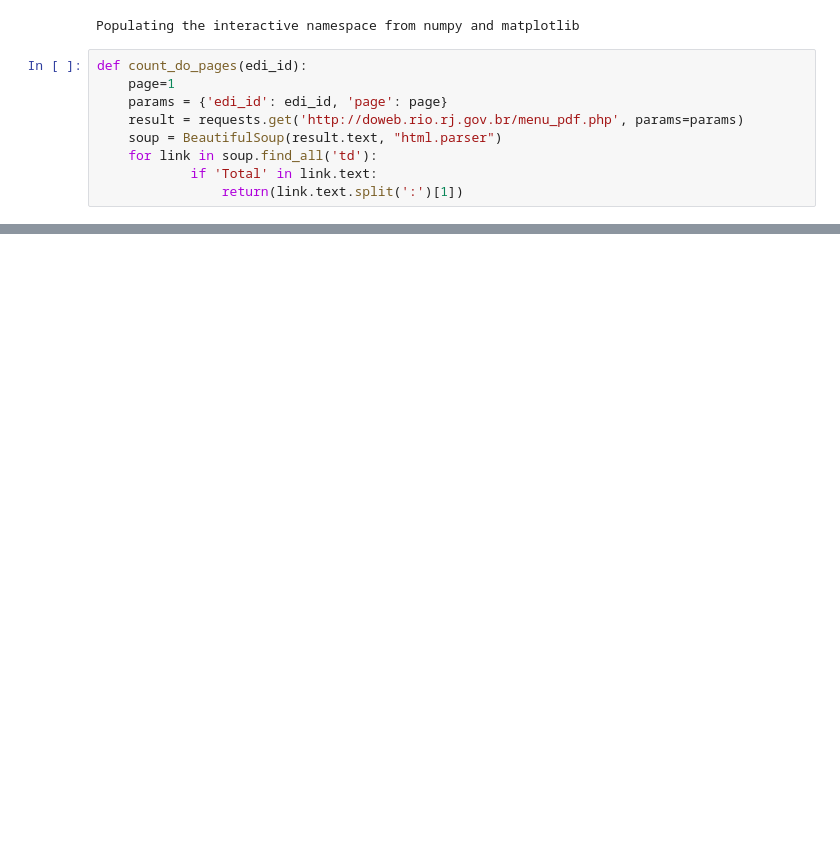
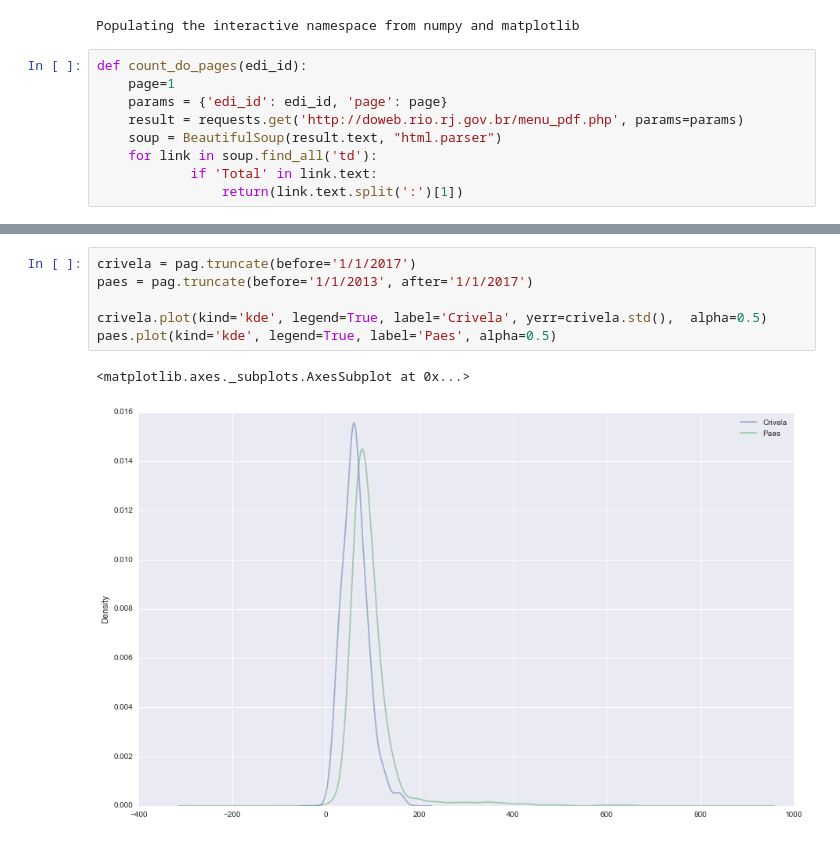
Before and after one commit to database-RJ/2017.04---DiarioOficial, a Jupyter notebook: Get_Diario_Oficial.ipynb, the cells around one changed output, grey strips where cells are left out. Cells and saved outputs as stored; diff of their text form; blank space fills up the shorter version.

```diff
--- a/Get_Diario_Oficial.ipynb
+++ b/Get_Diario_Oficial.ipynb
@@ -28,0 +69,9 @@ UnsupportedOperation: not readable
+# %%
+crivela = pag.truncate(before='1/1/2017')
+paes = pag.truncate(before='1/1/2013', after='1/1/2017')
+
+crivela.plot(kind='kde', legend=True, label='Crivela', yerr=crivela.std(),  alpha=0.5)
+paes.plot(kind='kde', legend=True, label='Paes', alpha=0.5)
+# %% [output]
+<matplotlib.axes._subplots.AxesSubplot at 0x...>
+[figure, added]
```
Also changed, not shown: parts of 12 cells of this notebook, 2 other files.
